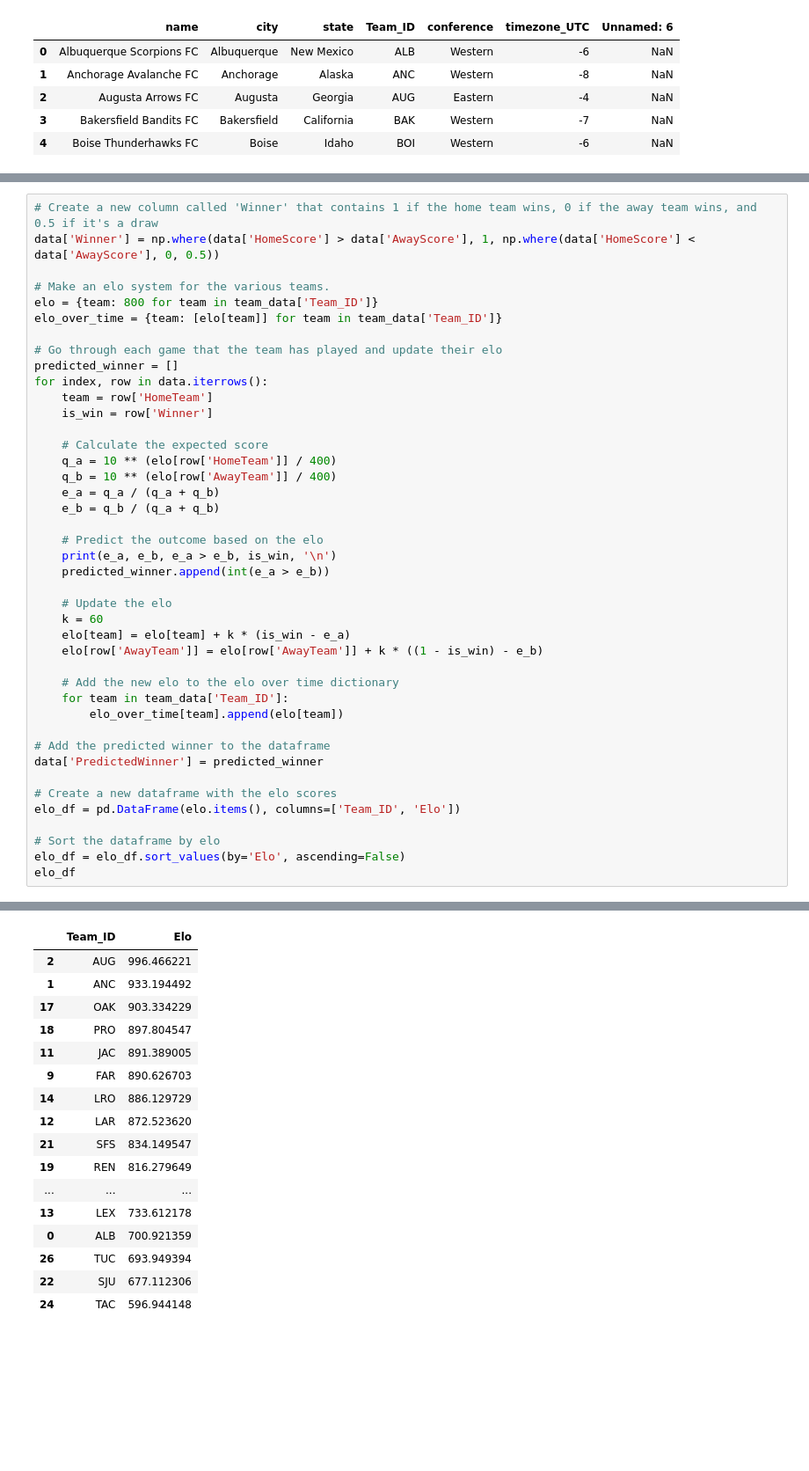
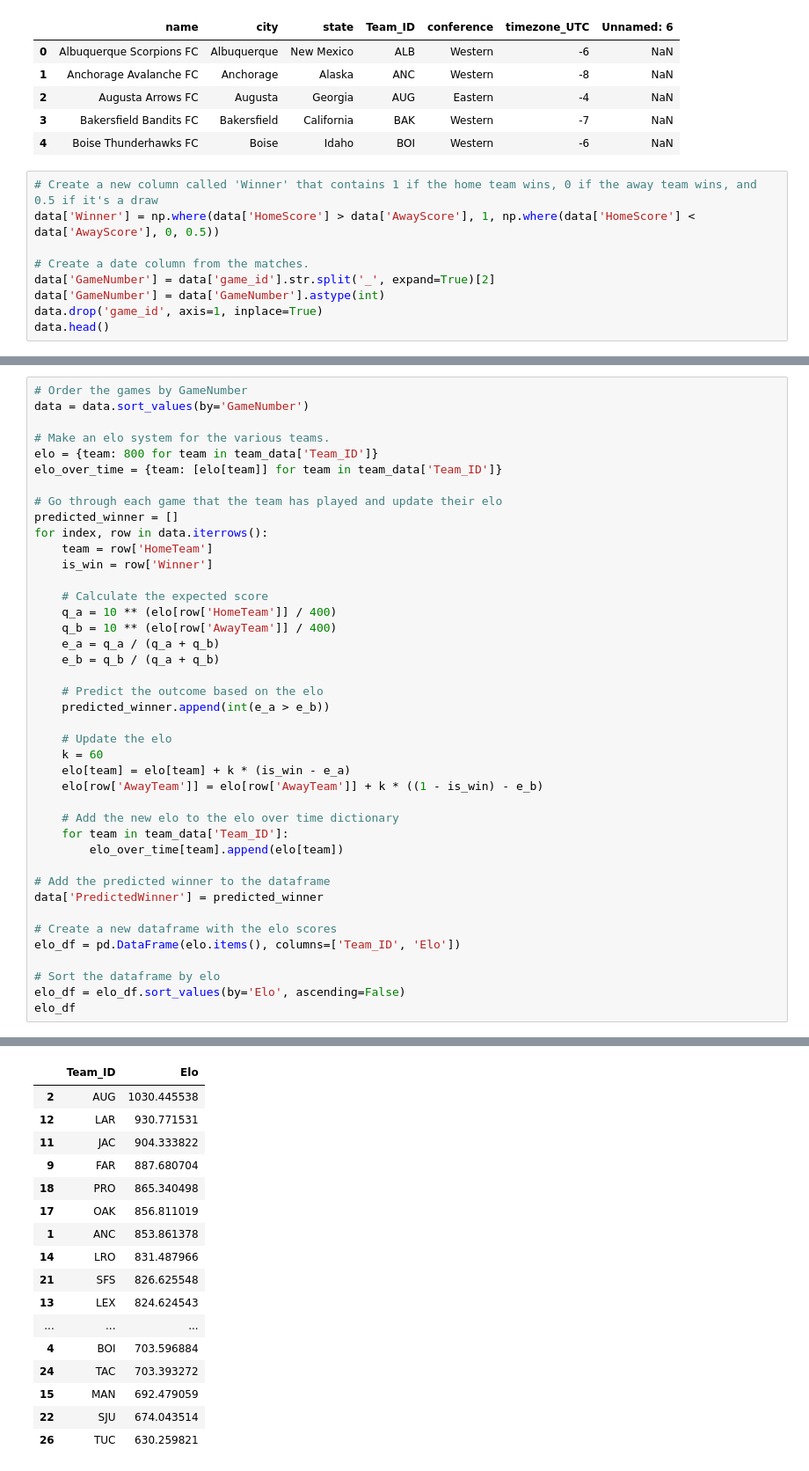
Before and after one commit to disbh/Wharton-HS-Competition-Soccer-Playoff-Predictions, a Jupyter notebook: python/elo.ipynb, the cells around one changed output, grey strips where cells are left out. Shown at 88% size. Drawn from its saved outputs; the diff is of its cells as text; blank space fills up the shorter version.

```diff
--- a/python/elo.ipynb
+++ b/python/elo.ipynb
@@ -24,3 +28,12 @@ team_data.head()
 | 2 | Augusta Arrows FC | Augusta | Georgia | AUG | Eastern | -4 | NaN |
 | 3 | Bakersfield Bandits FC | Bakersfield | California | BAK | Western | -7 | NaN |
 | 4 | Boise Thunderhawks FC | Boise | Idaho | BOI | Western | -6 | NaN |
+# %%
+# Create a new column called 'Winner' that contains 1 if the home team wins, 0 if the away team wins, and 0.5 if it's a draw
+data['Winner'] = np.where(data['HomeScore'] > data['AwayScore'], 1, np.where(data['HomeScore'] < data['AwayScore'], 0, 0.5))
+
+# Create a date column from the matches.
+data['GameNumber'] = data['game_id'].str.split('_', expand=True)[2]
+data['GameNumber'] = data['GameNumber'].astype(int)
+data.drop('game_id', axis=1, inplace=True)
+data.head()
@@ -27,6 +47,6 @@ team_data.head()
 # %%
-# Create a new column called 'Winner' that contains 1 if the home team wins, 0 if the away team wins, and 0.5 if it's a draw
-data['Winner'] = np.where(data['HomeScore'] > data['AwayScore'], 1, np.where(data['HomeScore'] < data['AwayScore'], 0, 0.5))
+# Order the games by GameNumber
+data = data.sort_values(by='GameNumber')
 
 # Make an elo system for the various teams.
 elo = {team: 800 for team in team_data['Team_ID']}
@@ -45,7 +65,6 @@ for index, row in data.iterrows():
     e_b = q_b / (q_a + q_b)
 
     # Predict the outcome based on the elo
-    print(e_a, e_b, e_a > e_b, is_win, '\n')
     predicted_winner.append(int(e_a > e_b))
 
     # Update the elo
@@ -87,20 +89,20 @@ elo_df
 |  | Team_ID | Elo |
-| 2 | AUG | 996.466221 |
-| 1 | ANC | 933.194492 |
-| 17 | OAK | 903.334229 |
-| 18 | PRO | 897.804547 |
-| 11 | JAC | 891.389005 |
-| 9 | FAR | 890.626703 |
-| 14 | LRO | 886.129729 |
-| 12 | LAR | 872.523620 |
-| 21 | SFS | 834.149547 |
-| 19 | REN | 816.279649 |
+| 2 | AUG | 1030.445538 |
+| 12 | LAR | 930.771531 |
+| 11 | JAC | 904.333822 |
+| 9 | FAR | 887.680704 |
+| 18 | PRO | 865.340498 |
+| 17 | OAK | 856.811019 |
+| 1 | ANC | 853.861378 |
+| 14 | LRO | 831.487966 |
+| 21 | SFS | 826.625548 |
+| 13 | LEX | 824.624543 |
 | ... | ... | ... |
-| 13 | LEX | 733.612178 |
-| 0 | ALB | 700.921359 |
-| 26 | TUC | 693.949394 |
-| 22 | SJU | 677.112306 |
-| 24 | TAC | 596.944148 |
+| 4 | BOI | 703.596884 |
+| 24 | TAC | 703.393272 |
+| 15 | MAN | 692.479059 |
+| 22 | SJU | 674.043514 |
+| 26 | TUC | 630.259821 |
 # %%
 # Treat draws as losses
 data['Winner'] = np.where(data['Winner'] == 0.5, 0, data['Winner'])
```
Also changed, not shown: parts of 6 cells of this notebook, 6 other files.
